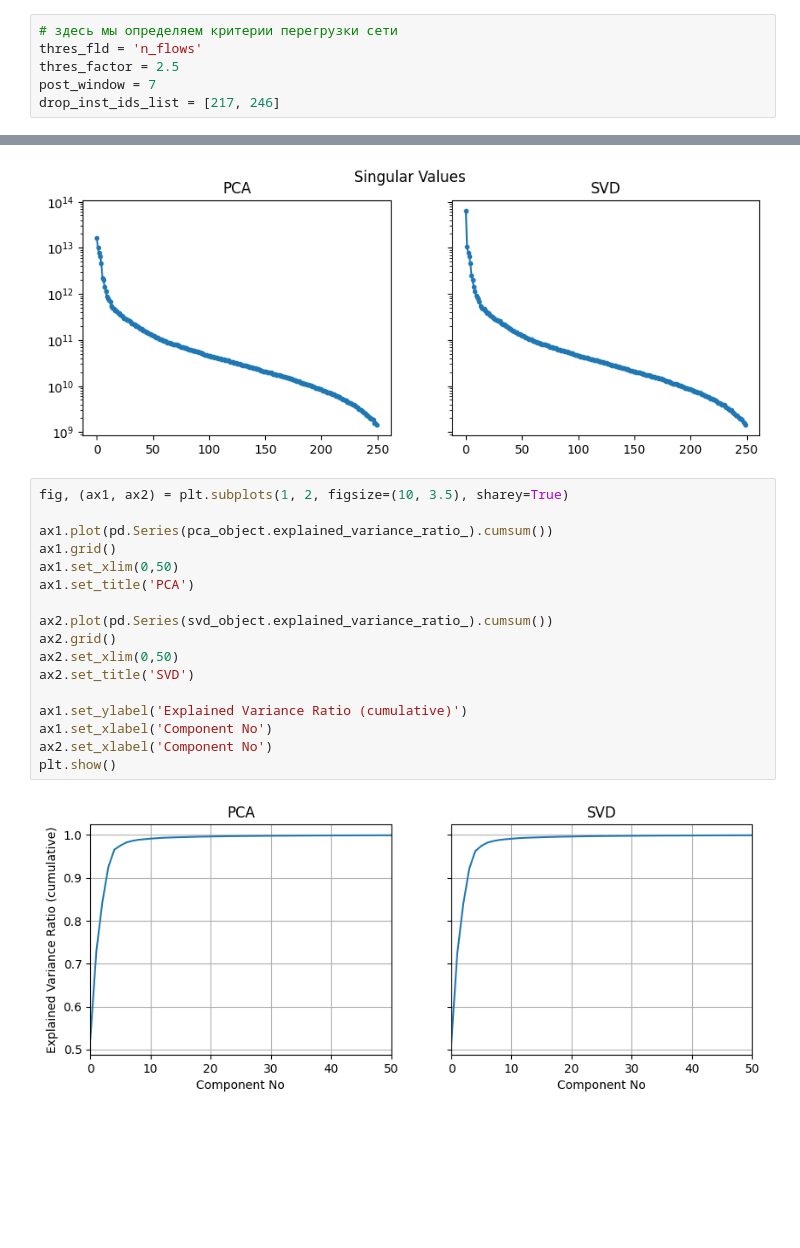
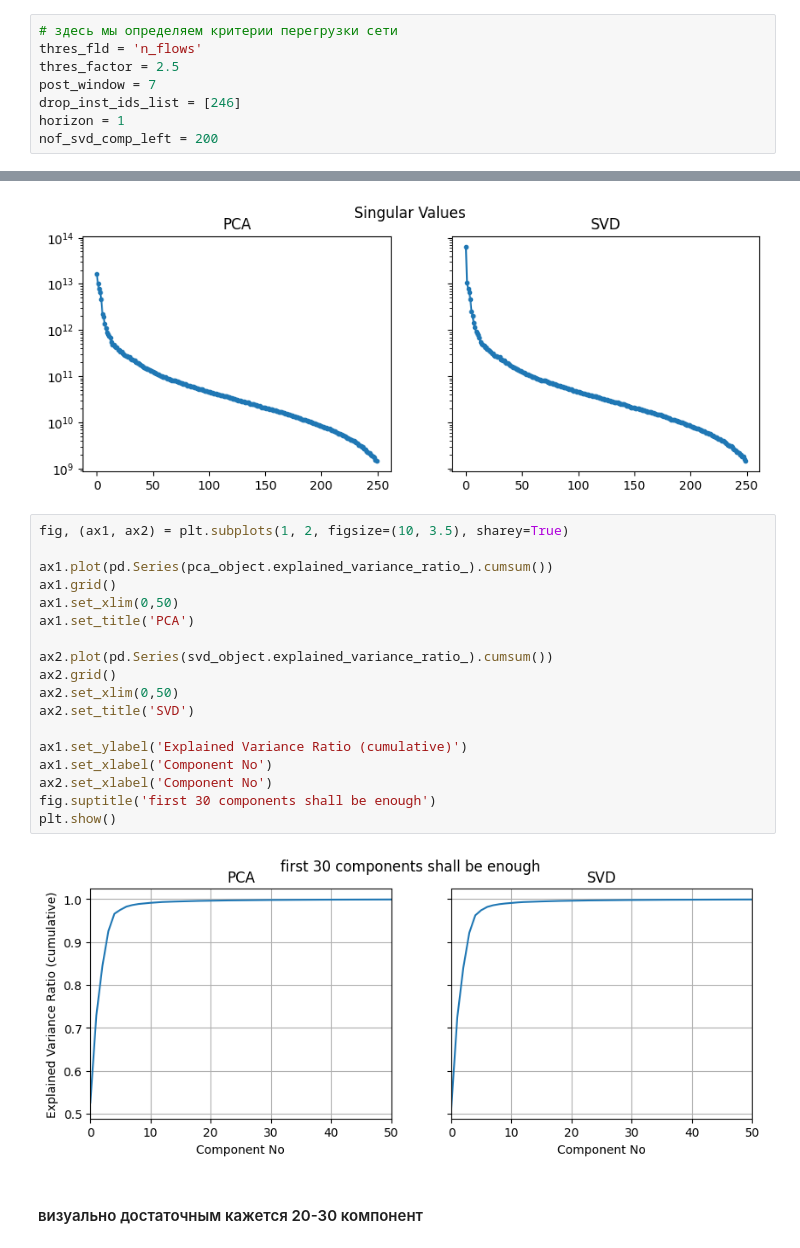
Before and after one commit to SanSanychSeva/OTUS_ML_Adv_GradProj_SaintSanych_v1, a Jupyter notebook: notebooks/3_daily_ts_data_preproc.ipynb, the cells around one changed output, grey strips where cells are left out. Cells and saved outputs as stored; diff of their text form; blank space fills up the shorter version.

```diff
--- a/notebooks/3_daily_ts_data_preproc.ipynb
+++ b/notebooks/3_daily_ts_data_preproc.ipynb
@@ -21,7 +23,9 @@ proj_root
 thres_fld = 'n_flows'
 thres_factor = 2.5
 post_window = 7
-drop_inst_ids_list = [217, 246]
+drop_inst_ids_list = [246]
+horizon = 1
+nof_svd_comp_left = 200
 # %% [markdown]
 # Соберем целевой TS-датасет (пока двумерный)
 # %% [markdown]
@@ -270,19 +287,22 @@ plt.show()
 # %%
 fig, (ax1, ax2) = plt.subplots(1, 2, figsize=(10, 3.5), sharey=True)
 
 ax1.plot(pd.Series(pca_object.explained_variance_ratio_).cumsum())
 ax1.grid()
 ax1.set_xlim(0,50)
 ax1.set_title('PCA')
 
 ax2.plot(pd.Series(svd_object.explained_variance_ratio_).cumsum())
 ax2.grid()
 ax2.set_xlim(0,50)
 ax2.set_title('SVD')
 
 ax1.set_ylabel('Explained Variance Ratio (cumulative)')
 ax1.set_xlabel('Component No')
 ax2.set_xlabel('Component No')
+fig.suptitle('first 30 components shall be enough')
 plt.show()
 # %% [output]
-[figure, old version]
+[figure, new version]
+# %% [markdown]
+#### визуально достаточным кажется 20-30 компонент
```
Also changed, not shown: parts of 19 cells of this notebook, 4 other files.
